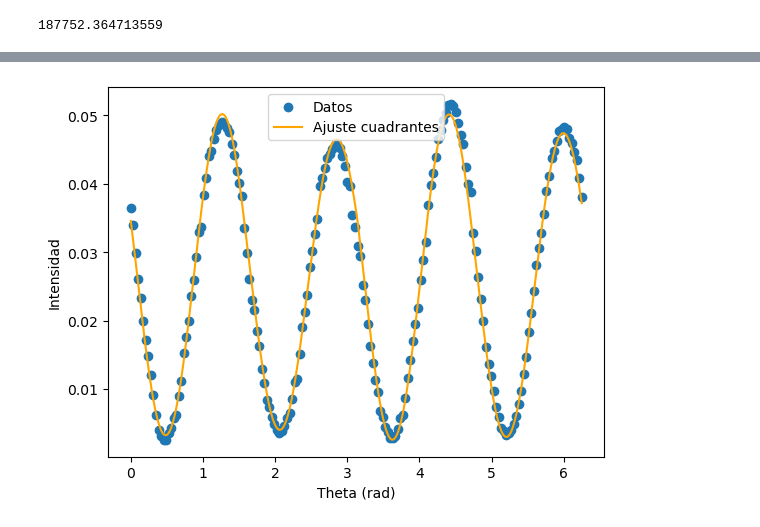
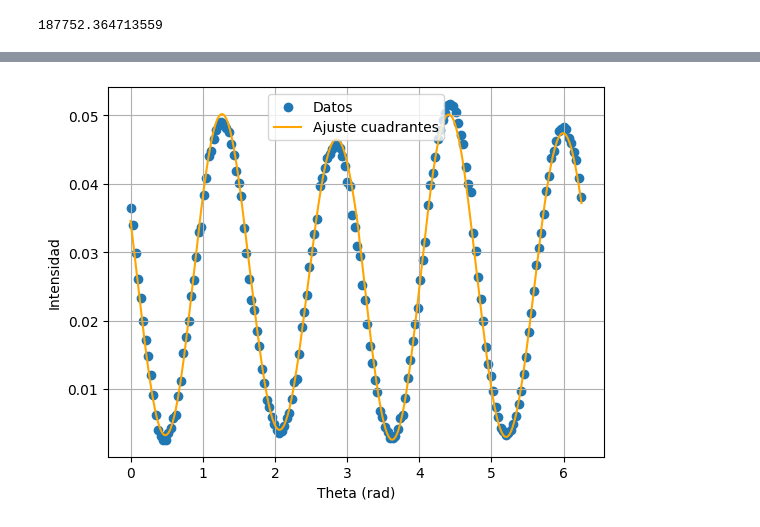
Before and after one commit to BernardoPironio/Polarimetro, a Jupyter notebook: correccion retardo.ipynb, the cells around one changed output, grey strips where cells are left out. Drawn from its saved outputs; the diff is of its cells as text; code cells hidden in the pictures.

```diff
--- a/correccion retardo.ipynb
+++ b/correccion retardo.ipynb
@@ -374,5 +359,5 @@ aplico esto a las mediciones que hicimos
 # %%
-medicion = pd.read_csv('C:\\Users\\barcr\\Polarimetro\\Measurements\\medicion_manual_v0.1.csv')
+medicion = pd.read_csv('Measurements\\medicion_manual_v0.1.csv')
 I_med = medicion['voltaje']
 theta = medicion['angulo']*np.pi/180
 medicion.head()
@@ -690,5 +682,5 @@ quiero ver si puedo ajustar ahora la intensidad pero sin especificar como es del
 # %%
-medicion = pd.read_csv('C:\\Users\\barcr\\Polarimetro\\Measurements\\medicion_manual_v0.1.csv')
+medicion = pd.read_csv('Measurements\\medicion_manual_v0.1.csv')
 I_med = medicion['voltaje']
 theta = medicion['angulo']*np.pi/180
 medicion.head()
@@ -849,19 +843,14 @@ ahora si tengo en cuenta la sugerencia del profesor de que por cuadrante va camb
 # %%
-import numpy as np
-import pandas as pd
-import matplotlib.pyplot as plt
-from scipy.optimize import least_squares
-
-# --- cargar datos ---
-medicion = pd.read_csv('C:\\Users\\barcr\\Polarimetro\\Measurements\\medicion_manual_v0.1.csv')
+# --- get data ---
+medicion = pd.read_csv('Measurements\\medicion_manual_v0.1.csv')
 
 I_med = medicion['voltaje'].values
 theta = medicion['angulo'].values * np.pi / 180  # rad
 
-# --- estimar S0 ---
+# --- estimate S0 ---
 S0 = 2 * np.mean(I_med)
 
-# --- función delta por cuadrante ---
+# --- delta function for every quadrant ---
 def delta_por_cuadrante(theta, d1, d2, d3, d4):
     theta = theta % (2*np.pi)
 
@@ -874,7 +863,7 @@ def delta_por_cuadrante(theta, d1, d2, d3, d4):
     else:
         return d4
 
-# --- modelo ---
+# --- model ---
 def model(theta, S1, S2, S3, d1, d2, d3, d4):
     I = []
 
@@ -895,12 +884,12 @@ def model(theta, S1, S2, S3, d1, d2, d3, d4):
 
     return np.array(I)
 
-# --- residuos ---
+# --- residuals ---
 def residuals(params):
     S1, S2, S3, d1, d2, d3, d4 = params
     return model(theta, S1, S2, S3, d1, d2, d3, d4) - I_med
 
-# --- condiciones iniciales ---
+# --- initial conditions ---
 initial_guess = [
     0.1*S0,  # S1
     0.1*S0,  # S2
@@ -908,7 +897,7 @@ initial_guess = [
     np.pi/2, np.pi/2, np.pi/2, np.pi/2  # deltas
 ]
 
-# --- bounds (CLAVE para estabilidad) ---
+# --- bounds (KEY for stability) ---
 lower_bounds = [
     -S0, -S0, -S0,
     0, 0, 0, 0
@@ -919,7 +908,7 @@ upper_bounds = [
     2*np.pi, 2*np.pi, 2*np.pi, 2*np.pi
 ]
 
-# --- ajuste ---
+# --- fit ---
 result = least_squares(
     residuals,
     initial_guess,
@@ -943,13 +932,15 @@ print("d4 =", d4_fit)
 DOP = np.sqrt(S1_fit**2 + S2_fit**2 + S3_fit**2) / S0
 print("\nDOP =", DOP)
 
-# --- curva ajustada ---
+# --- fitted curve ---
 theta_fit = np.linspace(theta.min(), theta.max(), 500)
 I_fit = model(theta_fit, S1_fit, S2_fit, S3_fit, d1_fit, d2_fit, d3_fit, d4_fit)
 
-# --- gráfico ---
+# --- graph ---
 plt.scatter(theta, I_med, label="Datos")
 plt.plot(theta_fit, I_fit, color="orange", label="Ajuste cuadrantes")
+
+plt.grid()
 plt.xlabel("Theta (rad)")
 plt.ylabel("Intensidad")
 plt.legend()
@@ -970 +961 @@ DOP = 0.9380342496127403
-[figure, old version]
+[figure, new version]
```
Also changed, not shown: parts of 32 cells of this notebook.
